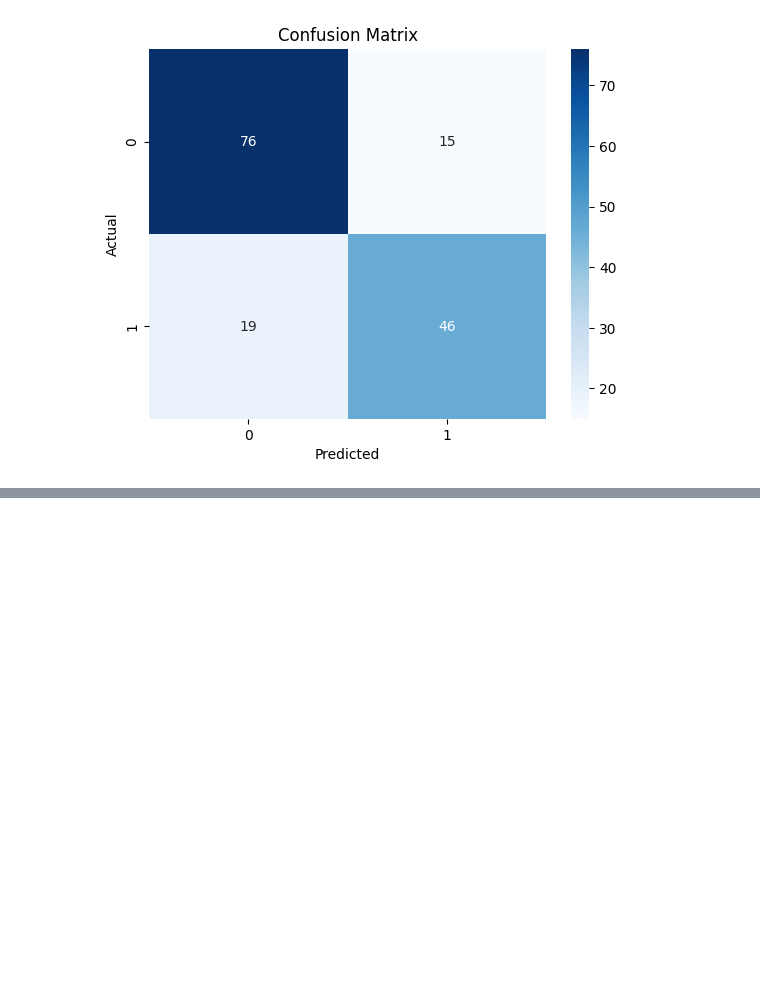
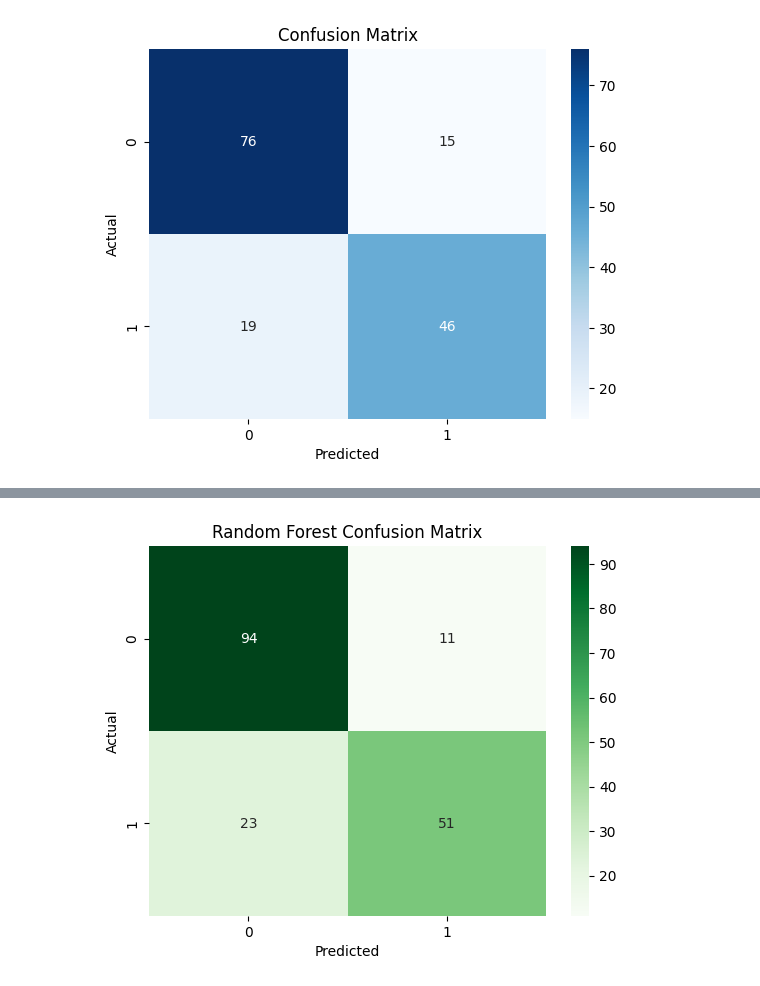
Before and after one commit to Storm00212/Data-manipulation-using-python, a Jupyter notebook: Complex_data_manipulation_with_sample_dataset.ipynb, the cells around one changed output, grey strips where cells are left out. Cells and saved outputs as stored; diff of their text form; code cells hidden in the pictures; blank space fills up the shorter version.

```diff
--- a/Complex_data_manipulation_with_sample_dataset.ipynb
+++ b/Complex_data_manipulation_with_sample_dataset.ipynb
@@ -256,0 +443,25 @@ Model Accuracy: 0.782051282051282
+# %%
+rf = RandomForestClassifier(random_state=42)
+# Grid search parameters
+param_grid = {
+    'n_estimators': [100, 200],
+    'max_depth': [None, 5, 10],
+    'min_samples_split': [2, 5],
+    'min_samples_leaf': [1, 2],
+}
+
+grid_search = GridSearchCV(
+    estimator=rf,
+    param_grid=param_grid,
+    cv=5,
+    scoring='accuracy',
+    n_jobs=-1,
+    verbose=1
+)
+# %%
+# Train the model
+grid_search.fit(X_train, y_train)
+
+best_rf = grid_search.best_estimator_
+print("✅ Best Random Forest Parameters:")
+print(grid_search.best_params_)
@@ -256,0 +472,9 @@ Model Accuracy: 0.782051282051282
+# %%
+# Evaluate the model
+
+y_pred = best_rf.predict(X_test)
+y_prob = best_rf.predict_proba(X_test)[:, 1]
+
+# Accuracy
+print("\nModel Accuracy:", accuracy_score(y_test, y_pred))
+print("\nClassification Report:\n", classification_report(y_test, y_pred))
@@ -256,0 +493,10 @@ Model Accuracy: 0.782051282051282
+# %%
+# Confusion Matrix
+cm = confusion_matrix(y_test, y_pred)
+sns.heatmap(cm, annot=True, fmt='d', cmap='Greens')
+plt.title("Random Forest Confusion Matrix")
+plt.xlabel("Predicted")
+plt.ylabel("Actual")
+plt.show()
+# %% [output]
+[figure, added]
```
Also changed, not shown: parts of 18 cells of this notebook.
